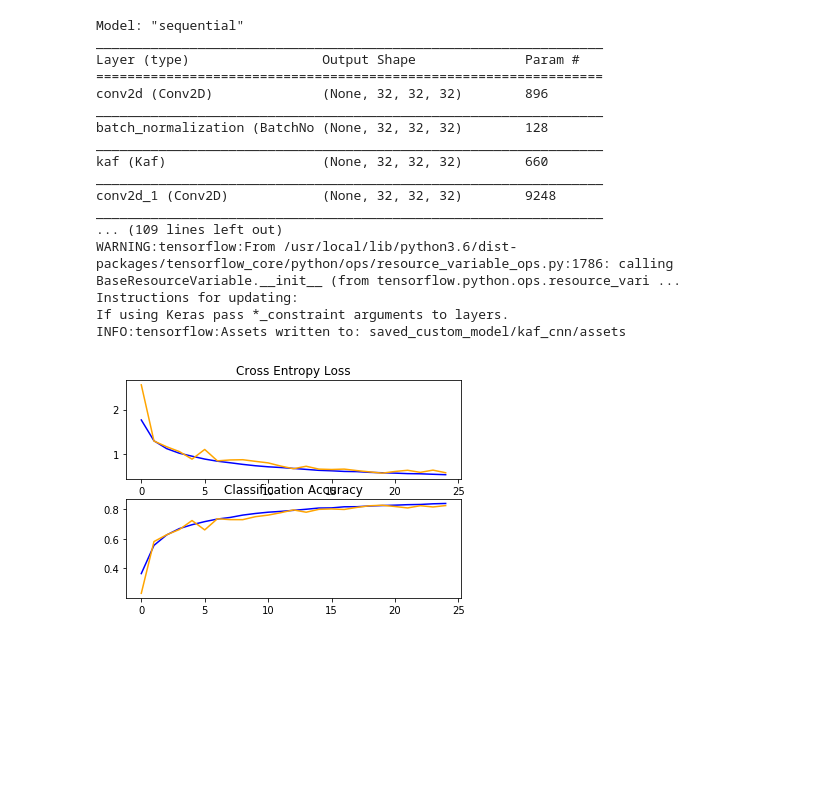
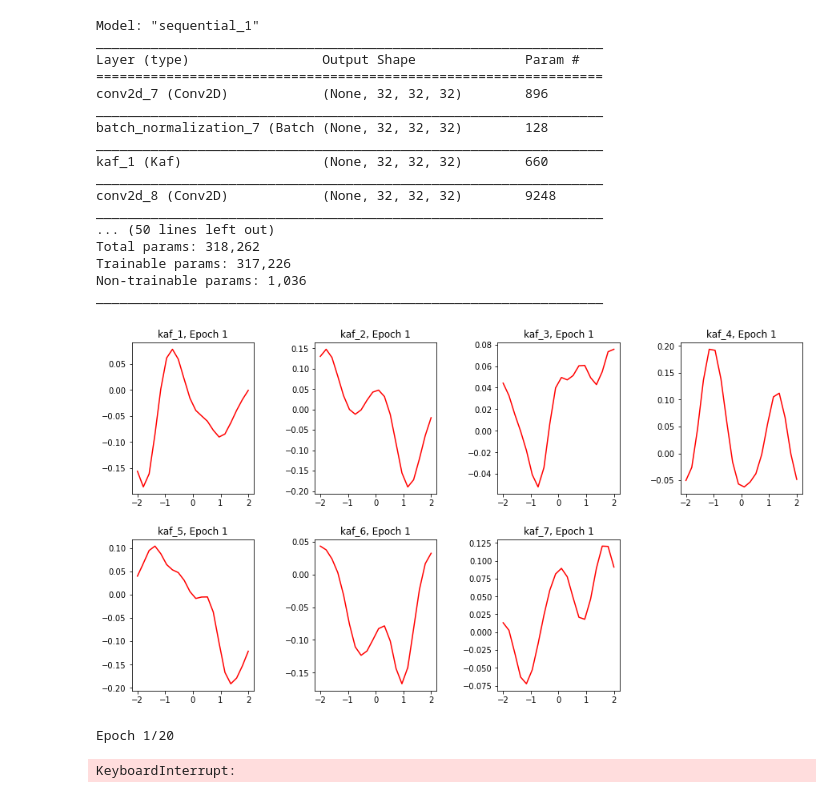
Before and after one commit to arbiter1elegantiae/Robustness-of-deep-neural-networks-with-trainable-activation-functions, a Jupyter notebook: models.ipynb, the cells around one changed output. Saved outputs shown, nothing was run; the diff lists cells and outputs as text; code cells hidden in the pictures; blank space fills up the shorter version.

```diff
--- a/models.ipynb
+++ b/models.ipynb
@@ -20,11 +26,13 @@ Using TensorFlow backend.
+# %%
+# Wrap using tf.data for better performane
+train = tf.data.Dataset.from_tensor_slices((x_train, y_train))
 # %%
 # Set Early Stopping
 es = callbacks.EarlyStopping(
         monitor='val_accuracy',
         # "no longer improving" being defined as "no increase greater or equal than 1e-2"
-        min_delta=1e-2,
-        restore_best_weights=True,
-        patience=6,
+        min_delta=5e-3,
+        patience=5,
         mode='max',
         verbose=1)
 # %%
@@ -49,5 +57,4 @@ def summarize_diagnostics(history, fine_tuning=False):
 	plt.plot(history.history['accuracy'], color=color_train, label='train')
 	plt.plot(history.history['val_accuracy'], color=color_validation, label='test')
 	# save plot to file
-	filename = sys.argv[0].split('/')[-1]
-	plt.savefig(filename + '_plot.png')
+	plt.savefig('plot.png')
@@ -247,73 +204,76 @@ INFO:tensorflow:Assets written to: saved_custom_model/kwta_cnn/assets
 # %%
-from kafnet import Kaf
+# Might speed up training casting computation to tf.float16.
+tf.keras.mixed_precision.experimental.set_policy('mixed_float16')
+
 kaf_cnn = Sequential([
 
   # Using KAFs instead
   layers.Conv2D(32, 3, padding='same', activation=None, kernel_initializer='he_uniform',  input_shape = (32, 32, 3)),
   layers.BatchNormalization(),
-  Kaf(conv=True, D=20),
+  activationsf.Kaf(conv=True, D=20, name='kaf_1'),
   layers.Conv2D(32, 3, padding='same', activation=None, kernel_initializer='he_uniform'),
   layers.BatchNormalization(),
-  Kaf(conv=True, D=20),
+  activationsf.Kaf(conv=True, D=20, name='kaf_2'),
   layers.MaxPooling2D(pool_size=(2,2)),
   layers.Dropout(0.2, seed=42),
 
   layers.Conv2D(64, 3, padding='same', activation=None, kernel_initializer='he_uniform'),
   layers.BatchNormalization(),
-  Kaf(conv=True, D=20),
+  activationsf.Kaf(conv=True, D=20, name='kaf_3'),
   layers.Conv2D(64, 3, padding='same', activation=None, kernel_initializer='he_uniform'),
   layers.BatchNormalization(),
-  Kaf(conv=True, D=20),
+  activationsf.Kaf(conv=True, D=20, name='kaf_4'),
   layers.MaxPooling2D(pool_size=(2,2)),
   layers.Dropout(0.3, seed=42),
 
   layers.Conv2D(128, 3, padding='same', activation=None, kernel_initializer='he_uniform'),
   layers.BatchNormalization(),
-  Kaf(conv=True, D=20),
+  activationsf.Kaf(conv=True, D=20, name='kaf_5'),
   layers.Conv2D(128, 3, padding='same', activation=None, kernel_initializer='he_uniform'),
   layers.BatchNormalization(),
-  Kaf(conv=True, D=20),
+  activationsf.Kaf(conv=True, D=20, name='kaf_6'),
   layers.MaxPooling2D(pool_size=(2,2)),
   layers.Dropout(0.4, seed=42),
 
-  layers.Flatten(),
-  layers.Dense(256, activation=None, kernel_regularizer=regularizers.l2(0.0005)),
-  Kaf(D=20),
-  layers.Dense(10, activation='softmax', kernel_regularizer=regularizers.l2(0.0005))
+  layers.GlobalAveragePooling2D(),
+  layers.Dense(128, activation=None, kernel_regularizer=regularizers.l2(0.0012)),
+  activationsf.Kaf(D=20, name='kaf_7'),
+  layers.Dropout(0.5, seed=42),
+  layers.Dense(10, activation='softmax', kernel_regularizer=regularizers.l2(0.0012), dtype=tf.float32)
 ])
 
 kaf_cnn.compile(optimizer=tf.keras.optimizers.Adam(),
               loss=tf.keras.losses.SparseCategoricalCrossentropy(from_logits=False),
               metrics=['accuracy'])
 
 kaf_cnn.summary()
 
 # Train until convergence
-history_kaf = kaf_cnn.fit(train_augm, epochs = 30, validation_data=(x_test, y_test), callbacks=[es])
+history_kaf = kaf_cnn.fit(train.shuffle(1000).batch(32), epochs = 20, validation_data=(x_test, y_test), callbacks=[es, activationsf.plot_kafs_epoch_wise(num_layers=7)])
+summarize_diagnostics(history_kaf)
 
-kaf_cnn.evaluate(x = x_test, y = y_test, batch_size=128)
+kaf_cnn.evaluate(x = x_test, y = y_test, batch_size=32)
 
 # Save kaf_cnn
 kaf_cnn.save('saved_custom_model/kaf_cnn')
 # %% [output]
-Model: "sequential"
+Model: "sequential_1"
 _________________________________________________________________
 Layer (type)                 Output Shape              Param #
 =================================================================
-conv2d (Conv2D)              (None, 32, 32, 32)        896
+conv2d_7 (Conv2D)            (None, 32, 32, 32)        896
 _________________________________________________________________
-batch_normalization (BatchNo (None, 32, 32, 32)        128
+batch_normalization_7 (Batch (None, 32, 32, 32)        128
 _________________________________________________________________
-kaf (Kaf)                    (None, 32, 32, 32)        660
+kaf_1 (Kaf)                  (None, 32, 32, 32)        660
 _________________________________________________________________
-conv2d_1 (Conv2D)            (None, 32, 32, 32)        9248
+conv2d_8 (Conv2D)            (None, 32, 32, 32)        9248
 _________________________________________________________________
-... (109 lines left out)
-WARNING:tensorflow:From /usr/local/lib/python3.6/dist-packages/tensorflow_core/python/ops/resource_variable_ops.py:1786: calling BaseResourceVariable.__init__ (from tensorflow.python.ops.resource_vari ...
-Instructions for updating:
-If using Keras pass *_constraint arguments to layers.
-INFO:tensorflow:Assets written to: saved_custom_model/kaf_cnn/assets
+... (50 lines left out)
+Total params: 318,262
+Trainable params: 317,226
+Non-trainable params: 1,036
+_________________________________________________________________
+[figure, added]
+Epoch 1/20
+KeyboardInterrupt:
-# %%
-summarize_diagnostics(history_kaf)
-# %% [output]
-[figure, removed]
```
Also changed, not shown: parts of 11 cells of this notebook, 7 other files.
